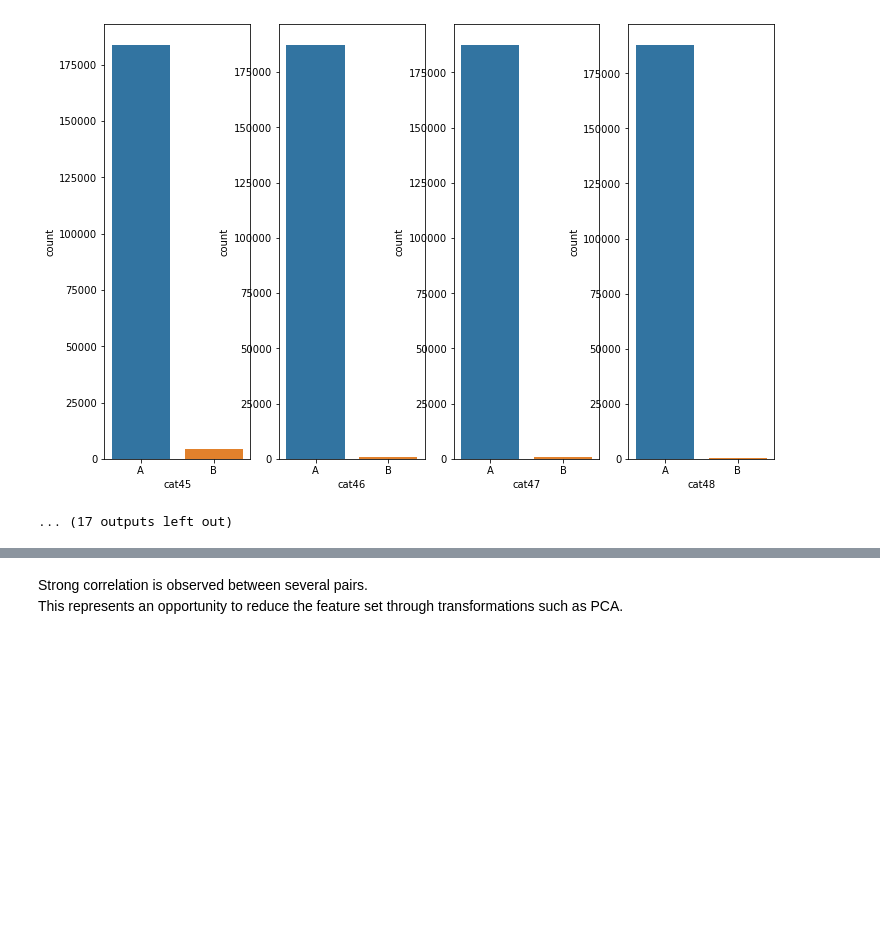
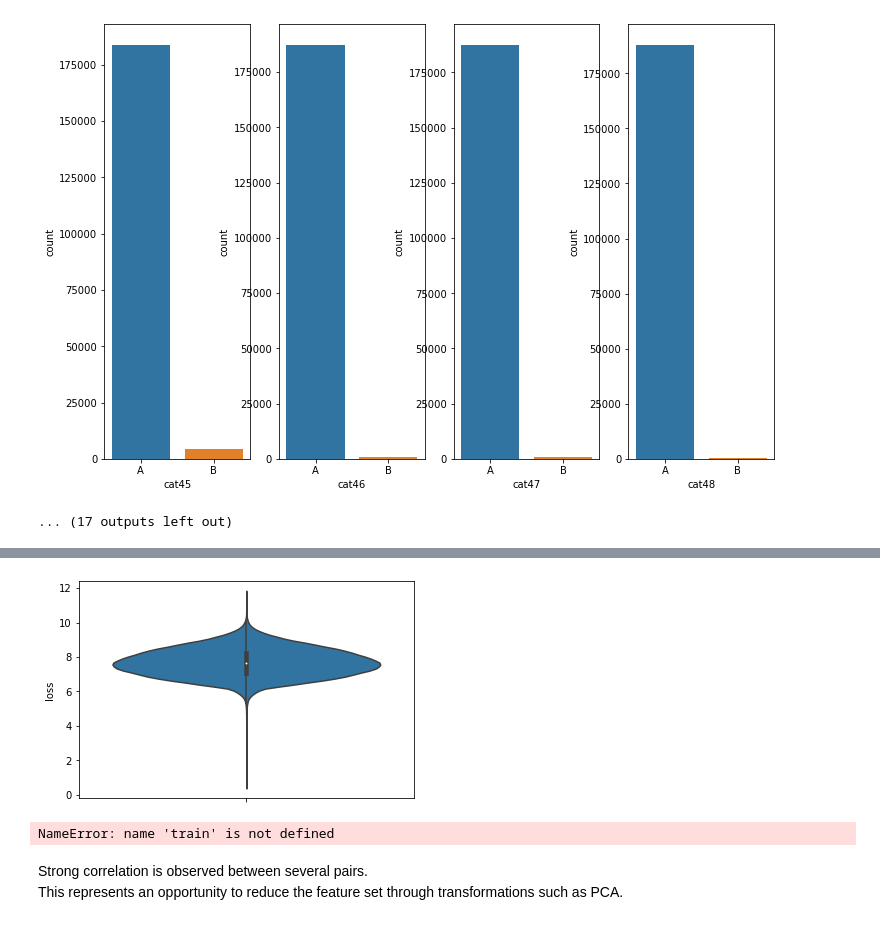
Before and after one commit to olgaarkadieva/Insurance-Company-Claims-Severity, a Jupyter notebook: Insurance Company Claims Severity.ipynb, the cells around one changed output, grey strips where cells are left out. Drawn from its saved outputs; the diff is of its cells as text; code cells hidden in the pictures; blank space fills up the shorter version.

```diff
--- a/Insurance Company Claims Severity.ipynb
+++ b/Insurance Company Claims Severity.ipynb
@@ -97,17 +105,21 @@ plt.show()
 # %%
 #log1p function applies log(1+x) to all elements of the column
-loss = np.log1p(train["loss"])
-sns.violinplot(data=train,y=loss)
+loss = np.log1p(train_data["loss"])
+sns.violinplot(data=train_data,y=loss)
 plt.show()
 
 # Plot shows that skew is corrected to a large extent
+# %% [output]
+[figure, added]
 # %%
-corrmat = train[con_cols].corr()
+corrmat = train_data[con_cols].corr()
 # Set up the matplotlib figure
 f, ax = plt.subplots(figsize=(12, 9))
 # Draw the heatmap using seaborn
 sns.heatmap(corrmat, vmax=.8, square=True)
 plt.show()
+# %% [output]
+NameError: name 'train' is not defined
 # %% [markdown]
 Strong correlation is observed between several pairs. <br/>
 This represents an opportunity to reduce the feature set through transformations such as PCA. <br/>
```
Also changed, not shown: parts of 2 cells of this notebook.
